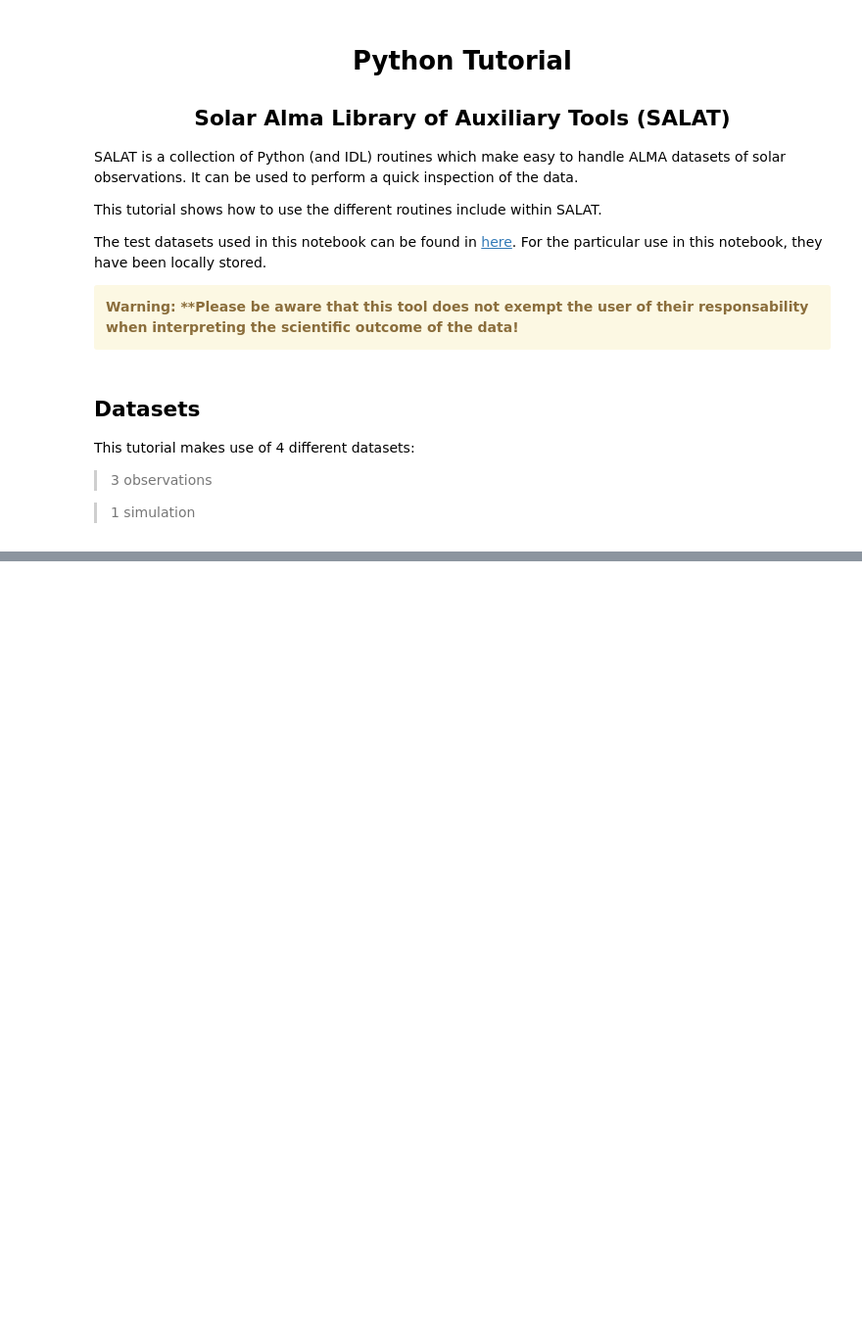
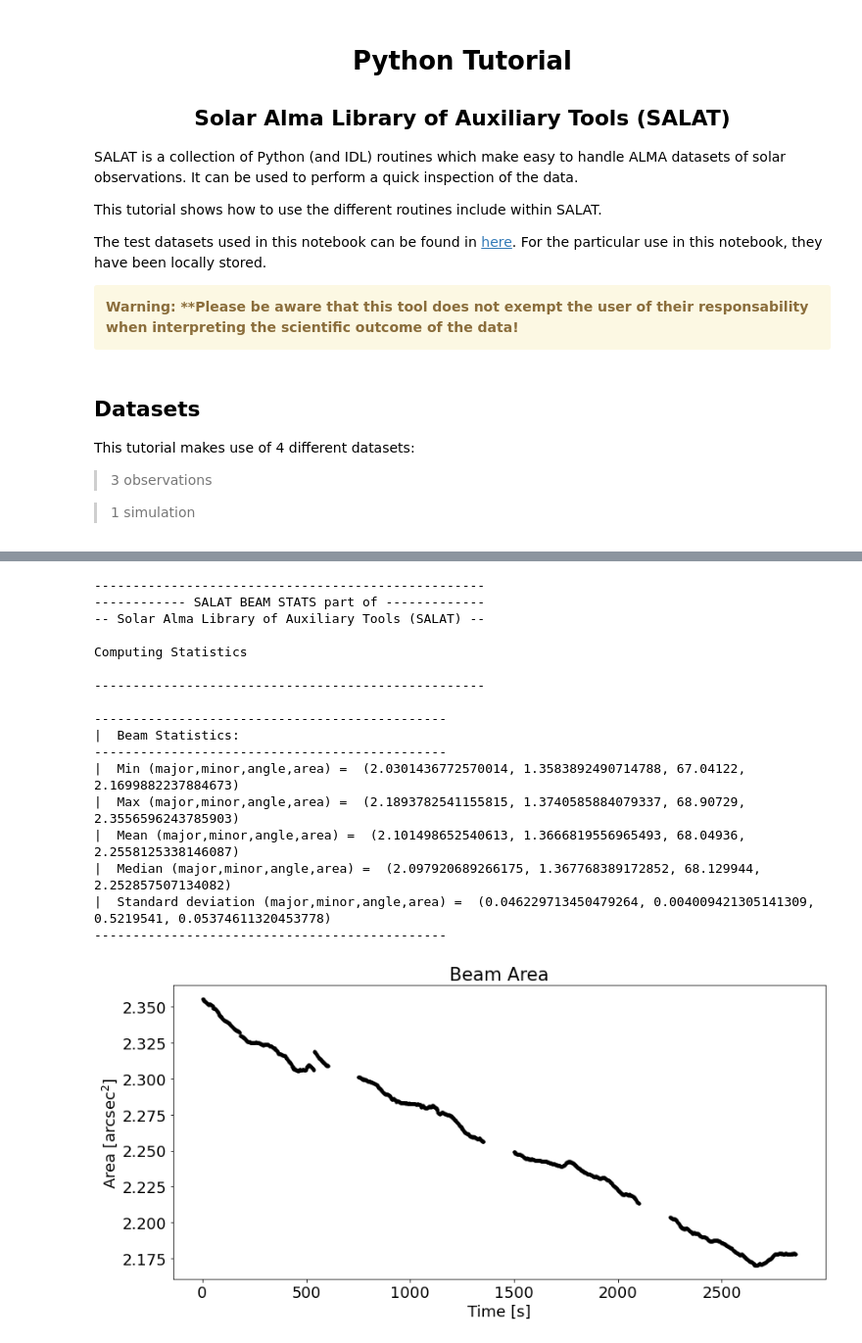
Before and after one commit to SolarAlma/SALAT, a Jupyter notebook: Python/SALAT_python_tutorial.ipynb, the cells around one changed output, grey strips where cells are left out. Shown at 98% size. Drawn from its saved outputs; the diff is of its cells as text; code cells hidden in the pictures; blank space fills up the shorter version.

```diff
--- a/Python/SALAT_python_tutorial.ipynb
+++ b/Python/SALAT_python_tutorial.ipynb
@@ -80,0 +200,21 @@ datastats = sst.salat_stats(almacube1,Histogram=True,)
+# %%
+salat.salat_beam_stats(beammajor1,beamminor1,beamangle1,timesec1,plot=True)
+# %% [output]
+---------------------------------------------------
+------------ SALAT BEAM STATS part of -------------
+-- Solar Alma Library of Auxiliary Tools (SALAT) --
+
+Computing Statistics
+
+---------------------------------------------------
+
+----------------------------------------------
+|  Beam Statistics:
+----------------------------------------------
+|  Min (major,minor,angle,area) =  (2.0301436772570014, 1.3583892490714788, 67.04122, 2.1699882237884673)
+|  Max (major,minor,angle,area) =  (2.1893782541155815, 1.3740585884079337, 68.90729, 2.3556596243785903)
+|  Mean (major,minor,angle,area) =  (2.101498652540613, 1.3666819556965493, 68.04936, 2.2558125338146087)
+|  Median (major,minor,angle,area) =  (2.097920689266175, 1.367768389172852, 68.129944, 2.252857507134082)
+|  Standard deviation (major,minor,angle,area) =  (0.046229713450479264, 0.004009421305141309, 0.5219541, 0.05374611320453778)
+----------------------------------------------
+[figure, added]
```
Also changed, not shown: parts of 40 cells of this notebook, 4 other files.
